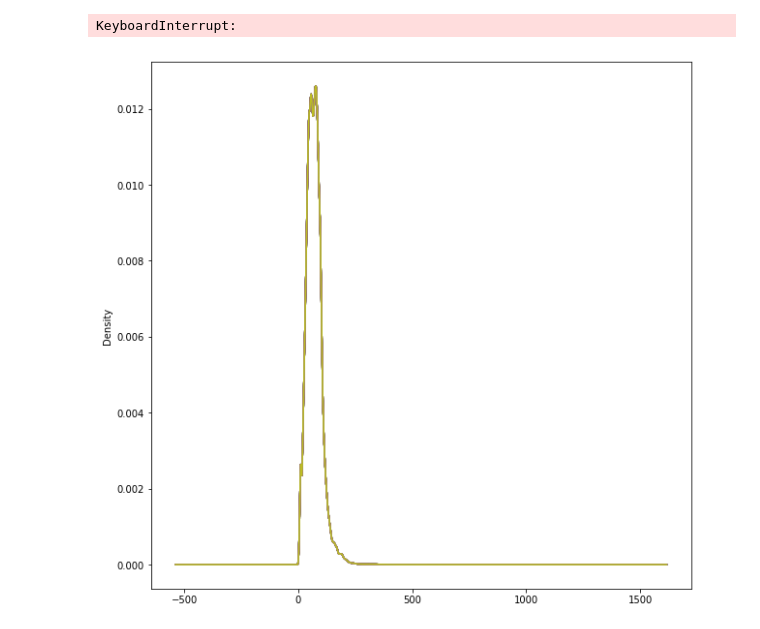
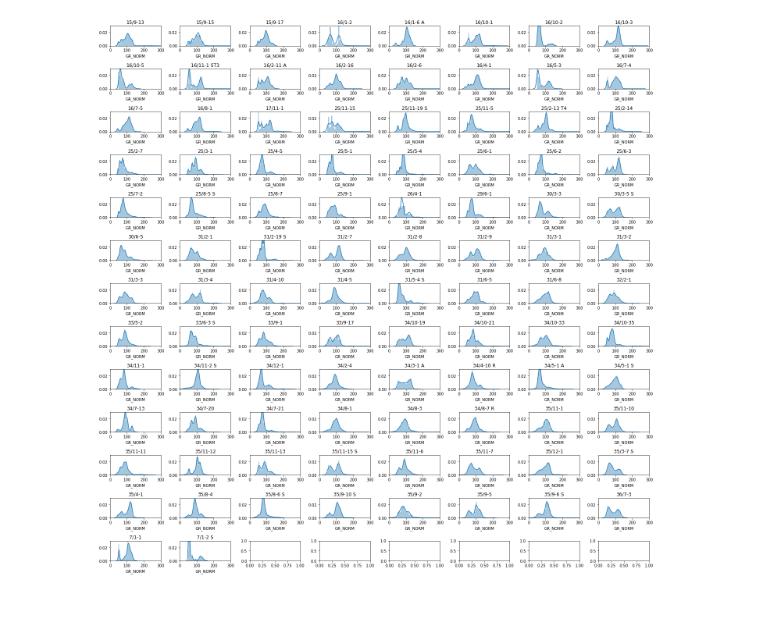
Before and after one commit to ABV-Hub/force2020_priv, a Jupyter notebook: EDA - Normalisation.ipynb, the cells around one changed output. Saved outputs shown, nothing was run; the diff lists cells and outputs as text; code cells hidden in the pictures.

```diff
--- a/EDA - Normalisation.ipynb
+++ b/EDA - Normalisation.ipynb
@@ -20,16 +103,3 @@ def normalise(curve, ref_low, ref_high, well_low, well_high):
 
     norm = ref_low + ((ref_high - ref_low) * ((curve - well_low) / (well_high - well_low)))
     return norm
-# %%
-fig,ax = plt.subplots(figsize=(10,10))
-
-well_gr_groups = data.groupby('WELL')
-
-for name, well in well_gr_groups:
-    data.GR.plot(kind='kde', ax=ax)
-
-plt.xlim(0, 300)
-plt.show()
-# %% [output]
-KeyboardInterrupt:
-[figure, removed]
@@ -35,0 +110,10 @@ KeyboardInterrupt:
+# %%
+fig, axs = plt.subplots(nrows, 8, figsize=(20,20))
+for (name, df), ax in zip(grouped, axs.flat):
+    sns.distplot(df['GR_NORM'], ax=ax)
+    ax.set_xlim(0,300)
+    ax.set_ylim(0,0.03)
+    ax.set_title(name)
+plt.tight_layout()
+# %% [output]
+[figure, added]
```
Also changed, not shown: parts of 45 cells of this notebook, 2 other files.
